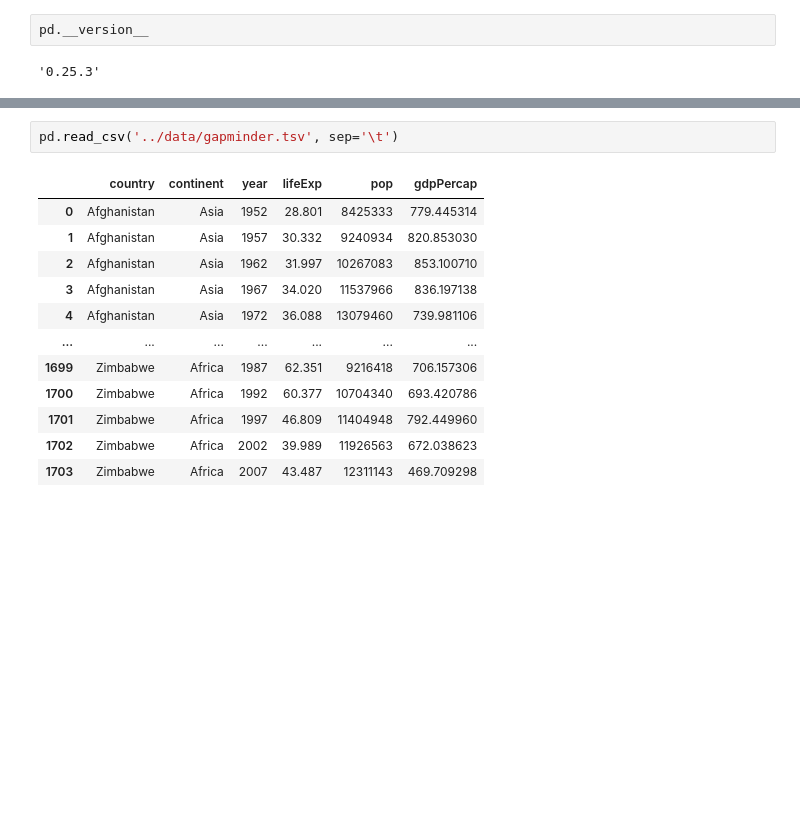
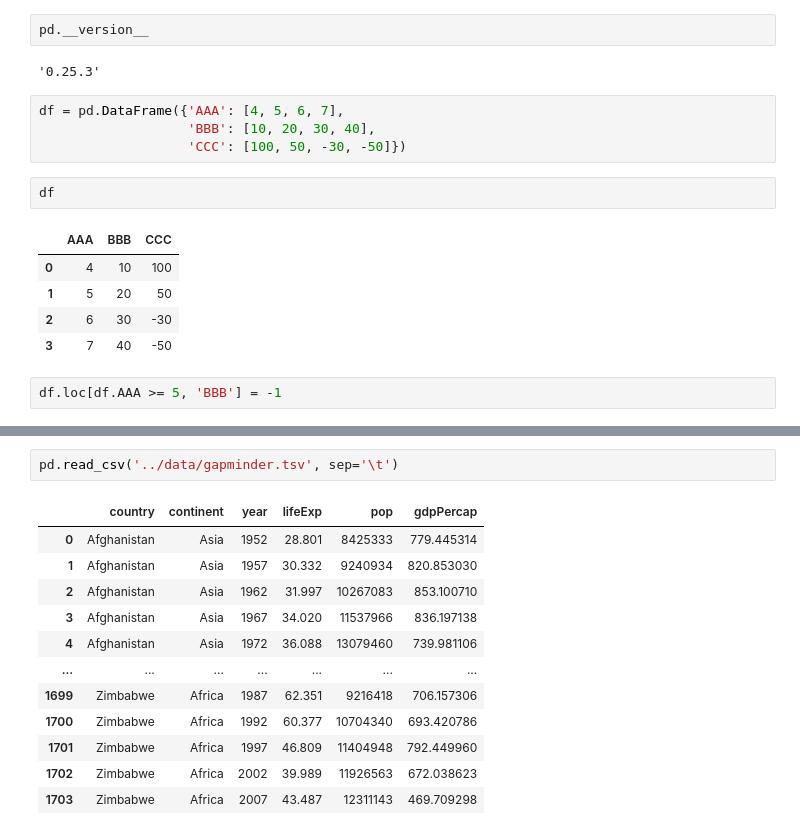
Before and after one commit to ChrisHSKim/python_for_everyone, a Jupyter notebook: notebooks/python with pandas.ipynb, the cells around one changed output, grey strips where cells are left out. Cells and saved outputs as stored; diff of their text form; blank space fills up the shorter version.

```diff
--- a/notebooks/python with pandas.ipynb
+++ b/notebooks/python with pandas.ipynb
@@ -4,3 +4,17 @@ import pandas as pd
 pd.__version__
 # %% [output]
 '0.25.3'
+# %%
+df = pd.DataFrame({'AAA': [4, 5, 6, 7],
+                   'BBB': [10, 20, 30, 40],
+                   'CCC': [100, 50, -30, -50]})
+# %%
+df
+# %% [output]
+|  | AAA | BBB | CCC |
+| 0 | 4 | 10 | 100 |
+| 1 | 5 | 20 | 50 |
+| 2 | 6 | 30 | -30 |
+| 3 | 7 | 40 | -50 |
+# %%
+df.loc[df.AAA >= 5, 'BBB'] = -1
```
Also changed, not shown: parts of 14 cells of this notebook.
